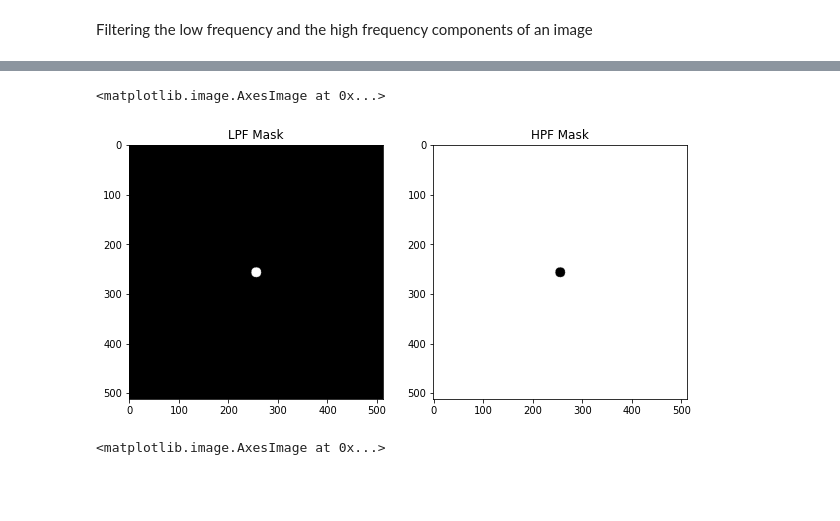
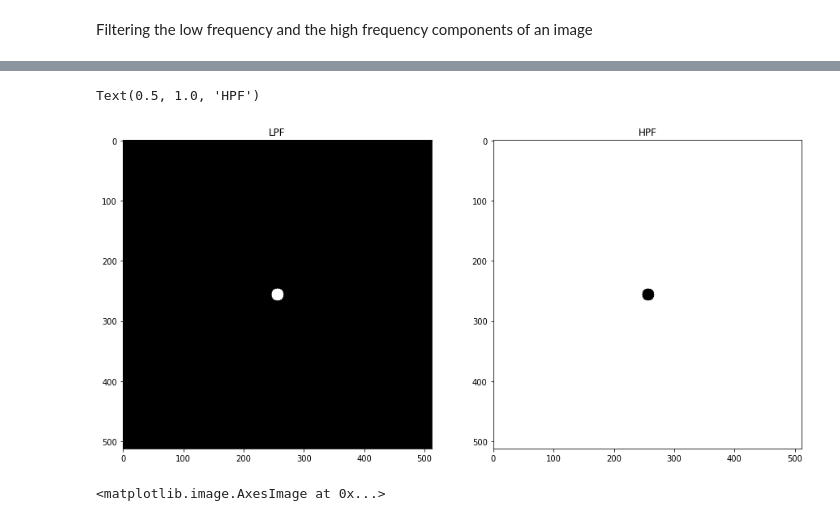
Before and after one commit to ChintzRuparel/Image-Processing, a Jupyter notebook: IP_Expt_8.ipynb, the cells around one changed output, grey strips where cells are left out. Saved outputs shown, nothing was run; the diff lists cells and outputs as text; code cells hidden in the pictures; blank space fills up the shorter version.

```diff
--- a/IP_Expt_8.ipynb
+++ b/IP_Expt_8.ipynb
@@ -134,23 +134,37 @@ Develop a ideal LPF and HPF mask <br>
 ![image.png](embedded-picture-1)
 # %%
 # Compute the rows and columns of the image
-
-
+r,c=img.shape
 # copy the image as a lpf and hpf variable
-
-
-
+lpf=img.copy()
+hpf=img.copy()
 #Take radii d0= 10, 30,60,160,460
-
-
+d=10
 #Creat an ideal lpf and ideal hpf masks
-
+for i in range(r):
+  for j in range(c):
+    d1=np.sqrt((i-r//2)**2+(j-c//2)**2)
+    if d1>d:
+      lpf[i,j]=0
+      hpf[i,j]=1
+    else:
+      lpf[i,j]=1
+      hpf[i,j]=0
 
 
 #Plot orinal, low pass filtered and high pass filtered image
+
+plt.figure(figsize=(15,15))
+#Plot orinal, low pass filtered and high pass filtered image
+plt.subplot(121)
+plt.imshow(lpf, cmap = 'gray')
+plt.title("LPF")
+plt.subplot(122)
+plt.imshow(hpf, cmap = 'gray')
+plt.title("HPF")
 # %% [output]
-<matplotlib.image.AxesImage at 0x...>
+Text(0.5, 1.0, 'HPF')
-[figure, old version]
+[figure, new version]
 # %%
 # multiply lpf mask with the fft image
 
```
